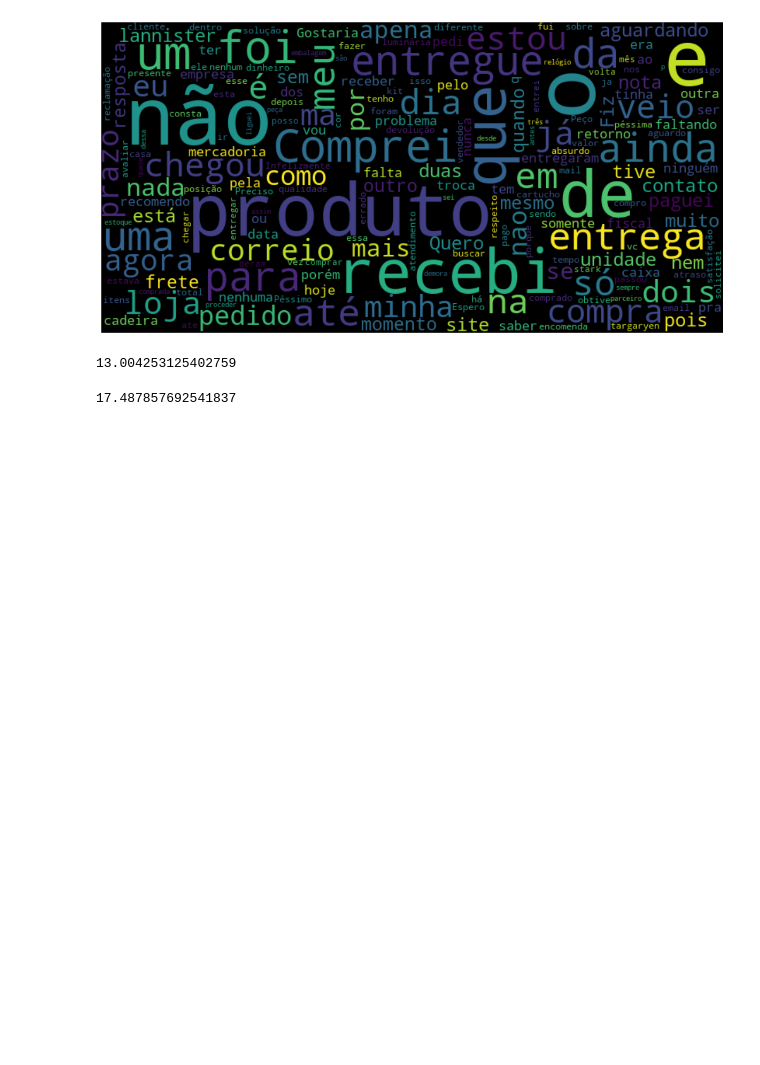
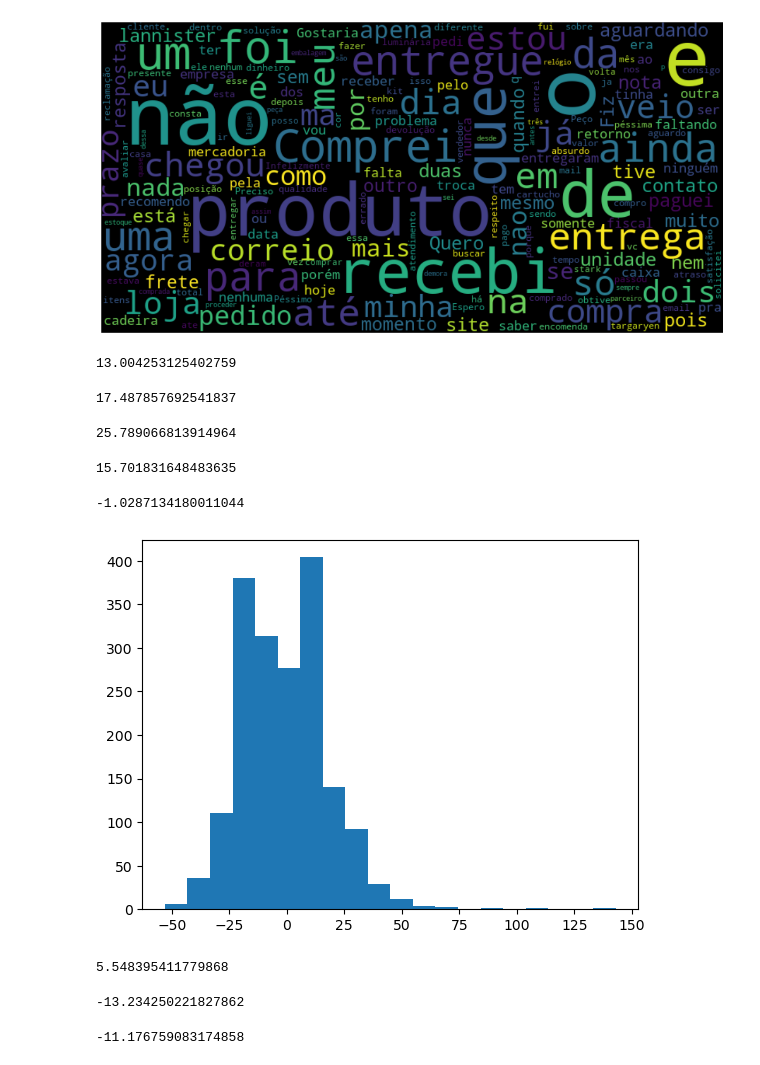
Before and after one commit to caio-a-garcia/PADS202401, a Jupyter notebook: EDA_Olist_perguntas.ipynb, the cells around one changed output. Drawn from its saved outputs; the diff is of its cells as text; code cells hidden in the pictures; blank space fills up the shorter version.

Commit message:
Update EDA_Olist_perguntas.ipynb
com gráficos e infos de atrasos

```diff
--- a/EDA_Olist_perguntas.ipynb
+++ b/EDA_Olist_perguntas.ipynb
@@ -841,3 +841,40 @@ df_rj_sp_1
 df_rj_sp[df_rj_sp['review_score'] == 1]['payment_value'].sum()/df_rj['payment_value'].sum()*100
 # %% [output]
 17.487857692541837
+# %%
+# Tempo médio de entrega de SP para o RJ no df_rj com nota 1
+df_rj_sp[df_rj_sp['review_score'] == 1]['tempo_entrega'].mean()
+# %% [output]
+25.789066813914964
+# %%
+# Tempo médio de entrega de SP para o RJ no df_rj
+df_rj_sp['tempo_entrega'].mean()
+# %% [output]
+15.701831648483635
+# %%
+# Atraso médio de SP para o RJ no df_rj com nota 1
+df_rj_sp[df_rj_sp['review_score'] == 1]['atraso'].mean()
+# %% [output]
+-1.0287134180011044
+# %%
+# Plotar um histograma com o atraso de SP para o RJ no df_rj com nota 1
+plt.hist(df_rj_sp[df_rj_sp['review_score'] == 1]['atraso'], bins=20)
+plt.show()
+# %% [output]
+[figure, added]
+# %%
+# Quantas vendas de SP para o RJ no df_rj com nota 1 tem atraso maior que 0
+df_rj_sp[df_rj_sp['review_score'] == 1][df_rj_sp['atraso'] > 0].shape[0]/df_rj.shape[0]*100
+# %% [output]
+5.548395411779868
+# %%
+# Qual é o atraso médio quando a origem é o RJ no df_rj
+df_rj_rj = df_rj[df_rj['seller_state'] == 'RJ']
+df_rj_rj['atraso'].mean()
+# %% [output]
+-13.234250221827862
+# %%
+# qual é o atraso médio quando a origem é o SP no df_rj
+df_rj_sp['atraso'].mean()
+# %% [output]
+-11.176759083174858
```
Also changed, not shown: parts of 2 cells of this notebook.
